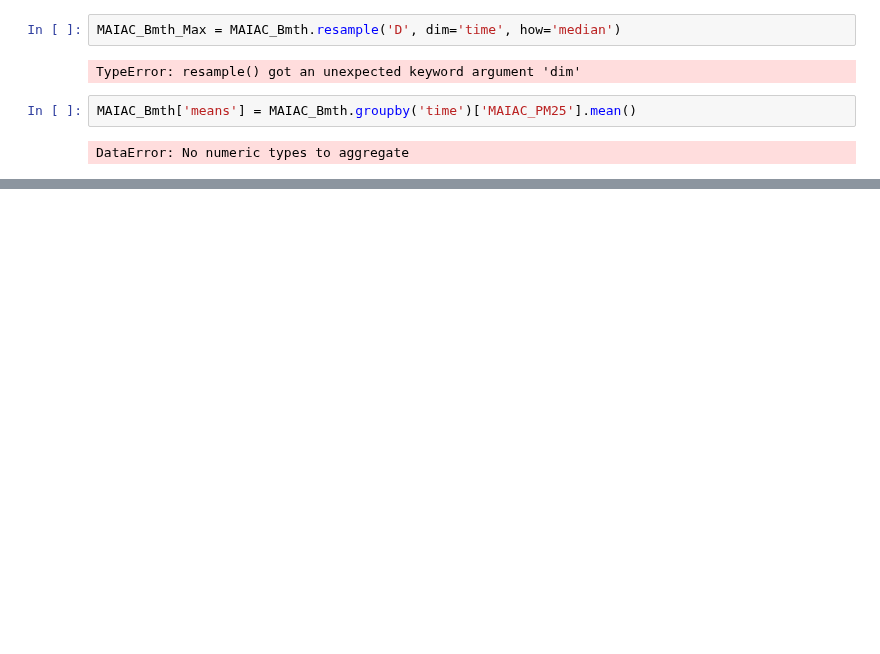
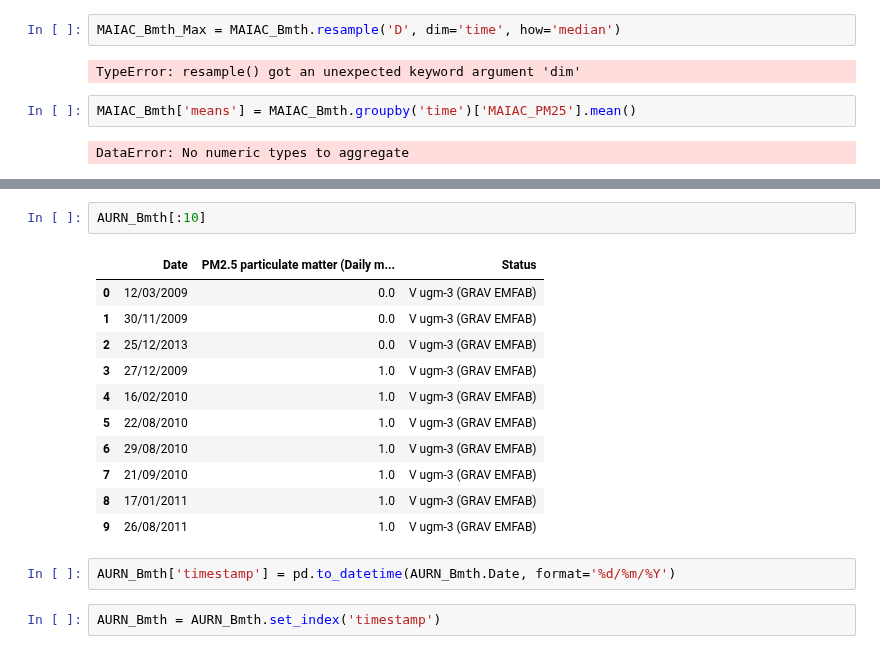
Before and after one commit to annalisasheehan/masters, a Jupyter notebook: AURN_Validation.ipynb, the cells around one changed output, grey strips where cells are left out. Saved outputs shown, nothing was run; the diff lists cells and outputs as text; blank space fills up the shorter version.

```diff
--- a/AURN_Validation.ipynb
+++ b/AURN_Validation.ipynb
@@ -285,0 +325,18 @@ DataError: No numeric types to aggregate
+# %%
+AURN_Bmth[:10]
+# %% [output]
+|  | Date | PM2.5 particulate matter (Daily m... | Status |
+| 0 | 12/03/2009 | 0.0 | V ugm-3 (GRAV EMFAB) |
+| 1 | 30/11/2009 | 0.0 | V ugm-3 (GRAV EMFAB) |
+| 2 | 25/12/2013 | 0.0 | V ugm-3 (GRAV EMFAB) |
+| 3 | 27/12/2009 | 1.0 | V ugm-3 (GRAV EMFAB) |
+| 4 | 16/02/2010 | 1.0 | V ugm-3 (GRAV EMFAB) |
+| 5 | 22/08/2010 | 1.0 | V ugm-3 (GRAV EMFAB) |
+| 6 | 29/08/2010 | 1.0 | V ugm-3 (GRAV EMFAB) |
+| 7 | 21/09/2010 | 1.0 | V ugm-3 (GRAV EMFAB) |
+| 8 | 17/01/2011 | 1.0 | V ugm-3 (GRAV EMFAB) |
+| 9 | 26/08/2011 | 1.0 | V ugm-3 (GRAV EMFAB) |
+# %%
+AURN_Bmth['timestamp'] = pd.to_datetime(AURN_Bmth.Date, format='%d/%m/%Y')
+# %%
+AURN_Bmth = AURN_Bmth.set_index('timestamp')
```
Also changed, not shown: parts of 18 cells of this notebook.
